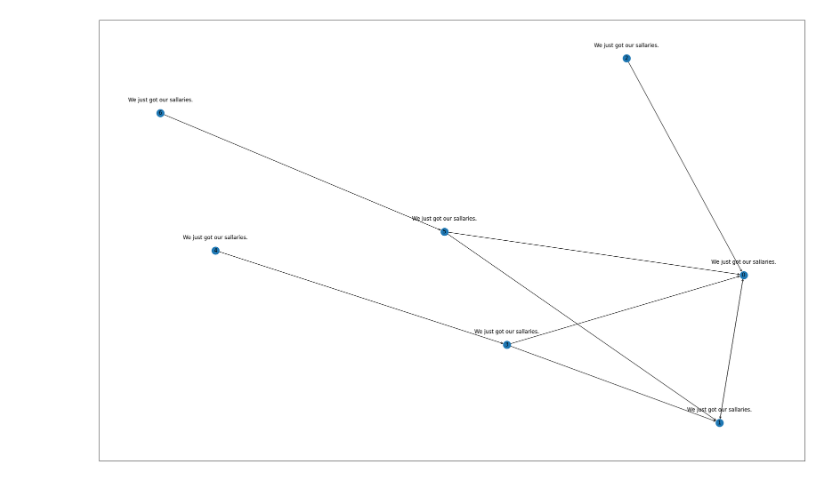
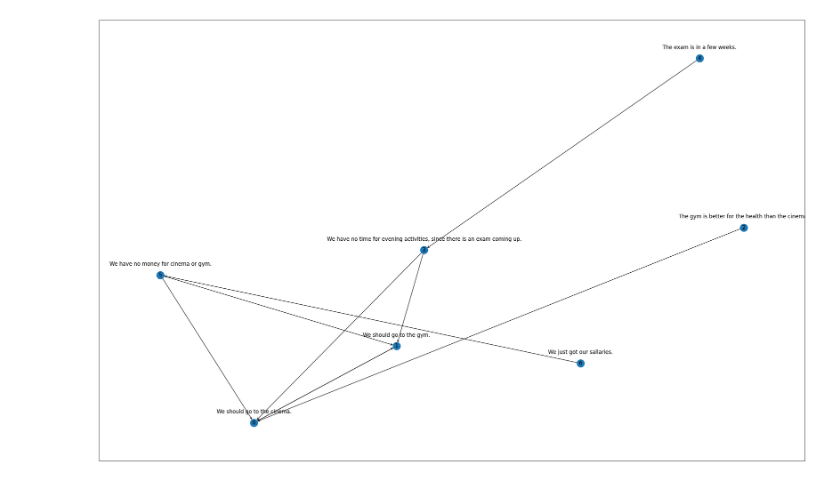
Before and after one commit to matercomus/KR_2023_G16, a Jupyter notebook: playground.ipynb, the cells around one changed output. Saved outputs shown, nothing was run; the diff lists cells and outputs as text; code cells hidden in the pictures.

```diff
--- a/playground.ipynb
+++ b/playground.ipynb
@@ -32,32 +32,32 @@ G = nx.DiGraph()
 # Add nodes to the graph
 G.add_nodes_from(data['Arguments'].keys())
 
 # Add edges to the graph
 G.add_edges_from(data['Attack Relations'])
 
 # Define position layout
 pos = nx.spring_layout(G)
 
 # Create a figure with a specific size (width, height)
 plt.figure(figsize=(16, 10))
 
 # Draw the nodes
 nx.draw_networkx_nodes(G, pos)
 
 # Draw the edges
 nx.draw_networkx_edges(G, pos, edge_color='black', arrowstyle='->', arrowsize=10)
 
 # Draw the node labels (which are the keys)
 nx.draw_networkx_labels(G, pos, font_size=12)
 
 # Draw the argument text next to the nodes
-argument_text = {k: f'{v}' for k, _ in data['Arguments'].items()}
+argument_text = {k: f'{v}' for k, v in data['Arguments'].items()}
 pos_higher = {k: (v[0], v[1]+0.05) for k, v in pos.items()}  # positions for argument text
 nx.draw_networkx_labels(G, pos_higher, labels=argument_text, horizontalalignment='center', font_size=12)
 
 # Adjust the figure's margins
 plt.subplots_adjust(left=0.1, right=1.5, top=1.5, bottom=0.1)
 
 plt.show()
 # %% [output]
-[figure, old version]
+[figure, new version]
```
